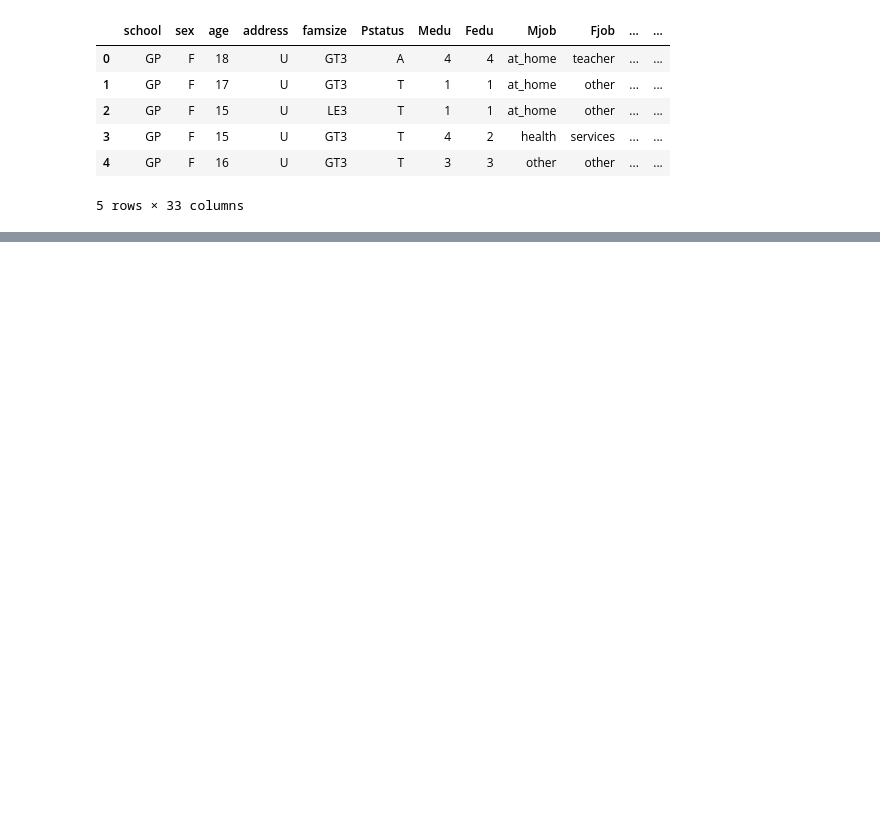
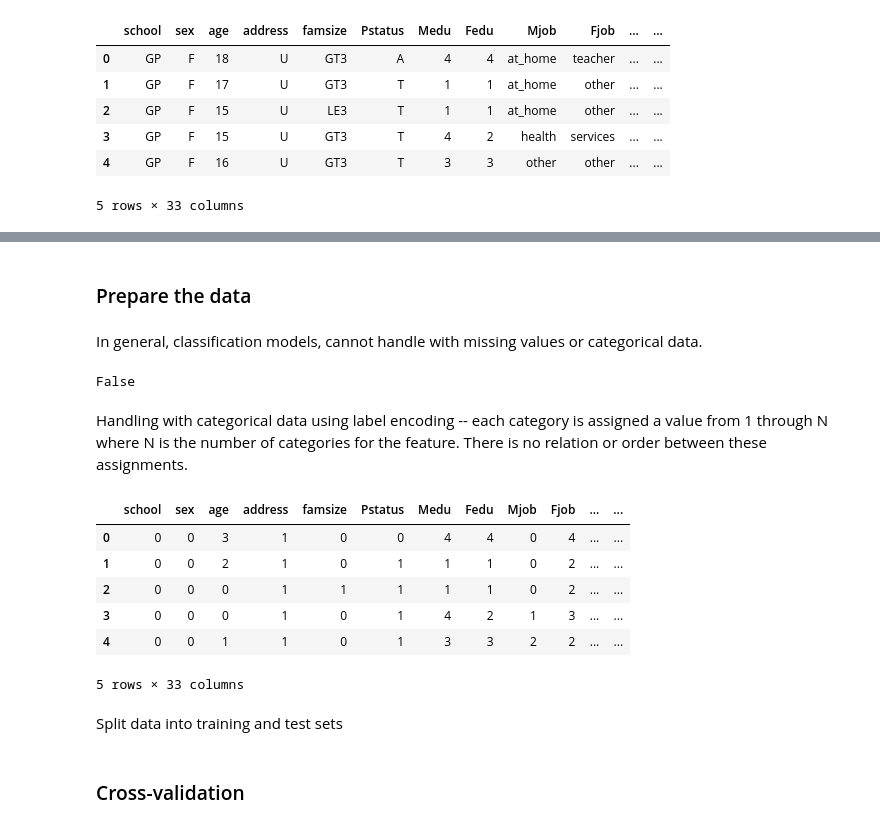
Before and after one commit to tmcarvalho/hands-on-data-deidentification, a Jupyter notebook: S3-Predictive modeling.ipynb, the cells around one changed output, grey strips where cells are left out. Drawn from its saved outputs; the diff is of its cells as text; code cells hidden in the pictures; blank space fills up the shorter version.

```diff
--- a/S3-Predictive modeling.ipynb
+++ b/S3-Predictive modeling.ipynb
@@ -34,0 +49,28 @@ data.head()
+# %% [markdown]
+### Prepare the data
+# %% [markdown]
+In general, classification models, cannot handle with missing values or categorical data.
+# %%
+# Check missing values
+data.isnull().values.any() # No missing values!
+# %% [output]
+False
+# %% [markdown]
+Handling with categorical data using label encoding -- each category is assigned a value from 1 through N where N is the number of categories for the feature. There is no relation or order between these assignments.
+# %%
+le = LabelEncoder()
+data_encoded = data.apply(le.fit_transform)
+# %%
+data_encoded.head()
+# %% [output]
+|  | school | sex | age | address | famsize | Pstatus | Medu | Fedu | Mjob | Fjob | ... | ... |
+| 0 | 0 | 0 | 3 | 1 | 0 | 0 | 4 | 4 | 0 | 4 | ... | ... |
+| 1 | 0 | 0 | 2 | 1 | 0 | 1 | 1 | 1 | 0 | 2 | ... | ... |
+| 2 | 0 | 0 | 0 | 1 | 1 | 1 | 1 | 1 | 0 | 2 | ... | ... |
+| 3 | 0 | 0 | 0 | 1 | 0 | 1 | 4 | 2 | 1 | 3 | ... | ... |
+| 4 | 0 | 0 | 1 | 1 | 0 | 1 | 3 | 3 | 2 | 2 | ... | ... |
+5 rows × 33 columns
+# %% [markdown]
+Split data into training and test sets
+# %% [markdown]
+### Cross-validation
```
Also changed, not shown: parts of 9 cells of this notebook, 2 other files.
